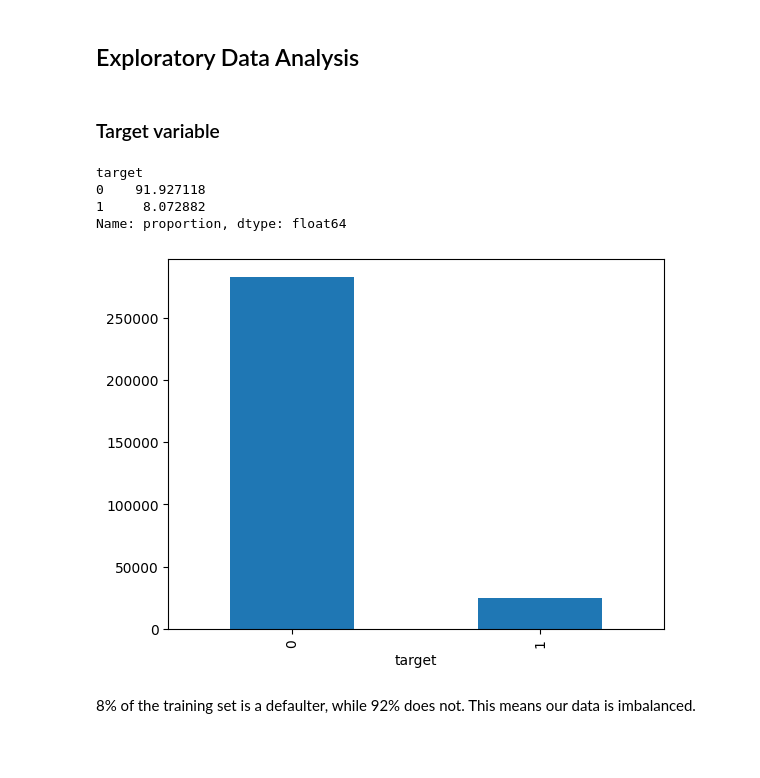
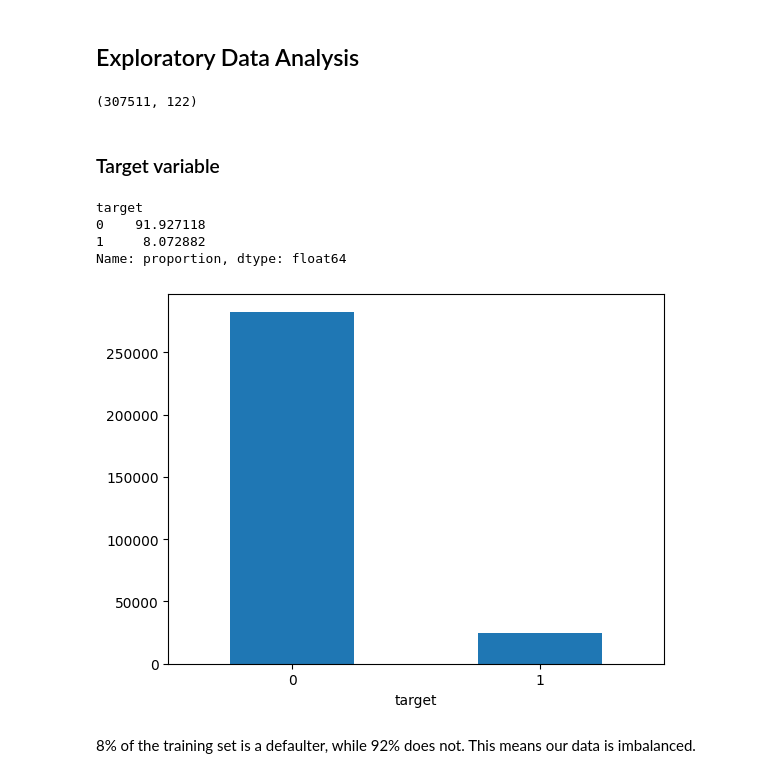
Before and after one commit to ekohnomics/home-credit-default-ml, a Jupyter notebook: notebooks/j_explore.ipynb, the cells around one changed output. Cells and saved outputs as stored; diff of their text form; code cells hidden in the pictures; blank space fills up the shorter version.

```diff
--- a/notebooks/j_explore.ipynb
+++ b/notebooks/j_explore.ipynb
@@ -56,17 +56,21 @@ application_test: Memory usage after optimizing: 35.51 MB
 application_test: Size decreased by: 11.6%
 # %% [markdown]
 ## Exploratory Data Analysis
+# %%
+train.shape
+# %% [output]
+(307511, 122)
 # %% [markdown]
 ### Target variable
 # %%
-train.target.value_counts().plot.bar()
+train.target.value_counts().plot.bar(rot=0)
 train.target.value_counts(normalize=True)*100
 # %% [output]
 target
 0    91.927118
 1     8.072882
 Name: proportion, dtype: float64
-[figure, old version]
+[figure, new version]
 # %% [markdown]
 8% of the training set is a defaulter, while 92% does not. This means our data is imbalanced.
 # %% [markdown]
```
Also changed, not shown: parts of 11 cells of this notebook, 2 other files.
